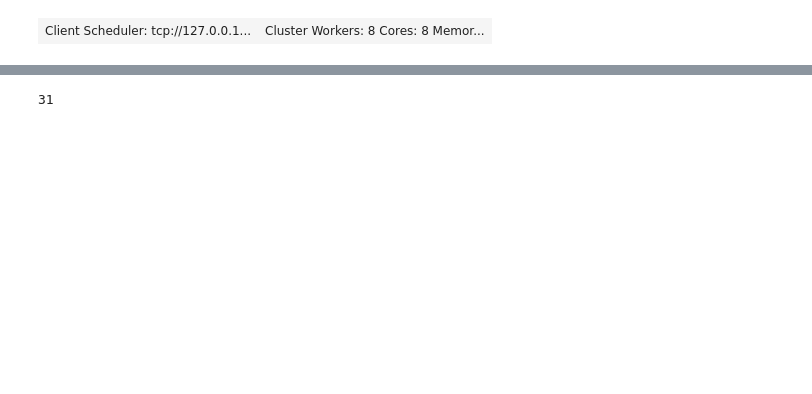
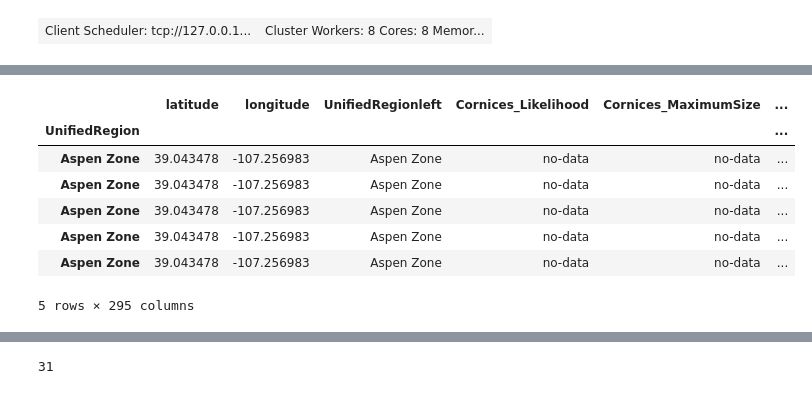
Before and after one commit to scottcha/OpenAvalancheProject, a Jupyter notebook: Scratch/Notebooks/XGBoostAllData.ipynb, the cells around one changed output, grey strips where cells are left out. Cells and saved outputs as stored; diff of their text form; code cells hidden in the pictures; blank space fills up the shorter version.

```diff
--- a/Scratch/Notebooks/XGBoostAllData.ipynb
+++ b/Scratch/Notebooks/XGBoostAllData.ipynb
@@ -199,5 +221,16 @@ WA Cascades East, South
 WA Cascades West, Central
 WA Cascades West, Mt Baker
 WA Cascades West, South
+# %%
+lat_lon_union.head()
+# %% [output]
+|  | latitude | longitude | UnifiedRegionleft | Cornices_Likelihood | Cornices_MaximumSize | ... |
+| UnifiedRegion |  |  |  |  |  | ... |
+| Aspen Zone | 39.043478 | -107.256983 | Aspen Zone | no-data | no-data | ... |
+| Aspen Zone | 39.043478 | -107.256983 | Aspen Zone | no-data | no-data | ... |
+| Aspen Zone | 39.043478 | -107.256983 | Aspen Zone | no-data | no-data | ... |
+| Aspen Zone | 39.043478 | -107.256983 | Aspen Zone | no-data | no-data | ... |
+| Aspen Zone | 39.043478 | -107.256983 | Aspen Zone | no-data | no-data | ... |
+5 rows × 295 columns
 # %%
 #cache the data
```
Also changed, not shown: parts of 119 cells of this notebook, 1 other file.
